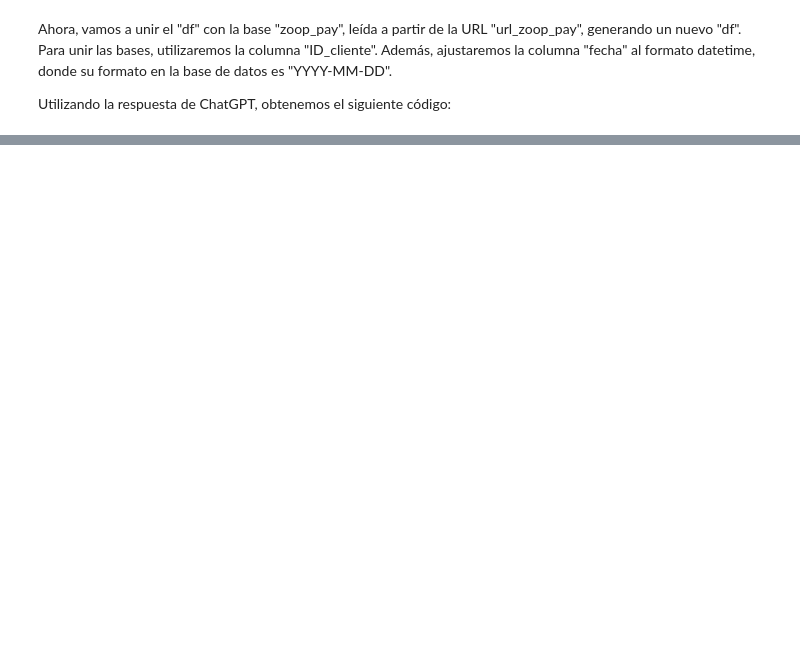
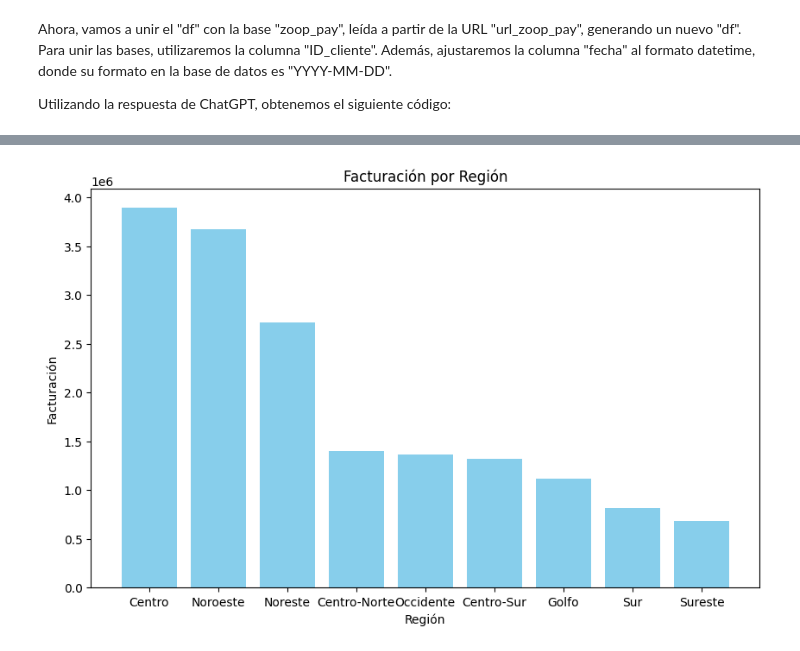
Before and after one commit to DaniGa-Mo/IA_Ciencia_de_Datos, a Jupyter notebook: Desafios_Zoop.ipynb, the cells around one changed output, grey strips where cells are left out. Saved outputs shown, nothing was run; the diff lists cells and outputs as text; code cells hidden in the pictures; blank space fills up the shorter version.

```diff
--- a/Desafios_Zoop.ipynb
+++ b/Desafios_Zoop.ipynb
@@ -71,0 +85,23 @@ df.head()
+# %%
+import pandas as pd
+import matplotlib.pyplot as plt
+
+# Suponiendo que df sea tu DataFrame
+# Calcula la facturación para cada transacción
+df['facturacion'] = (df['precio_unitario'] * df['cantidad']) + df['envio']
+
+# Agrupa los datos por región y suma la facturación
+facturacion_por_region = df.groupby('region')['facturacion'].sum().reset_index()
+
+# Ordena el resultado para una mejor visualización
+facturacion_por_region = facturacion_por_region.sort_values(by='facturacion', ascending=False)
+
+# Creación del gráfico de columnas
+plt.figure(figsize=(10, 6))  # Ajusta el tamaño del gráfico
+plt.bar(facturacion_por_region['region'], facturacion_por_region['facturacion'], color='skyblue')  # Grafica barras
+plt.title('Facturación por Región')  # Añade título al gráfico
+plt.xlabel('Región')  # Añade etiqueta al eje X
+plt.ylabel('Facturación')  # Añade etiqueta al eje Y
+plt.show()  # Muestra el gráfico
+# %% [output]
+[figure, added]
```
Also changed, not shown: parts of 6 cells of this notebook.
